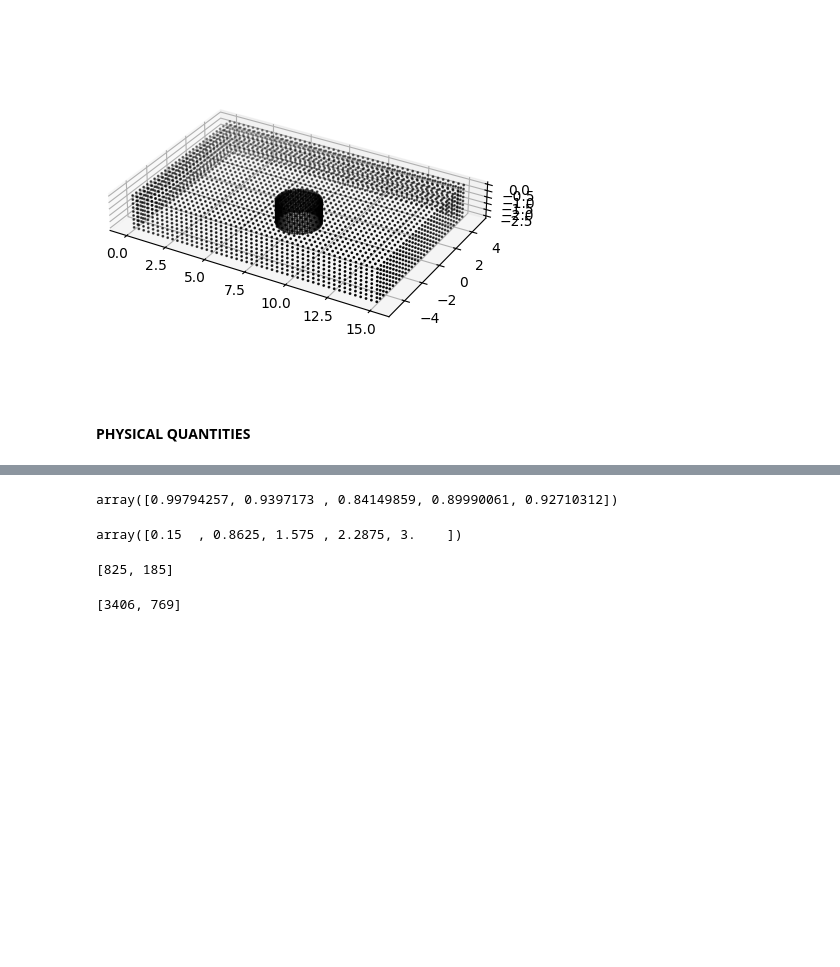
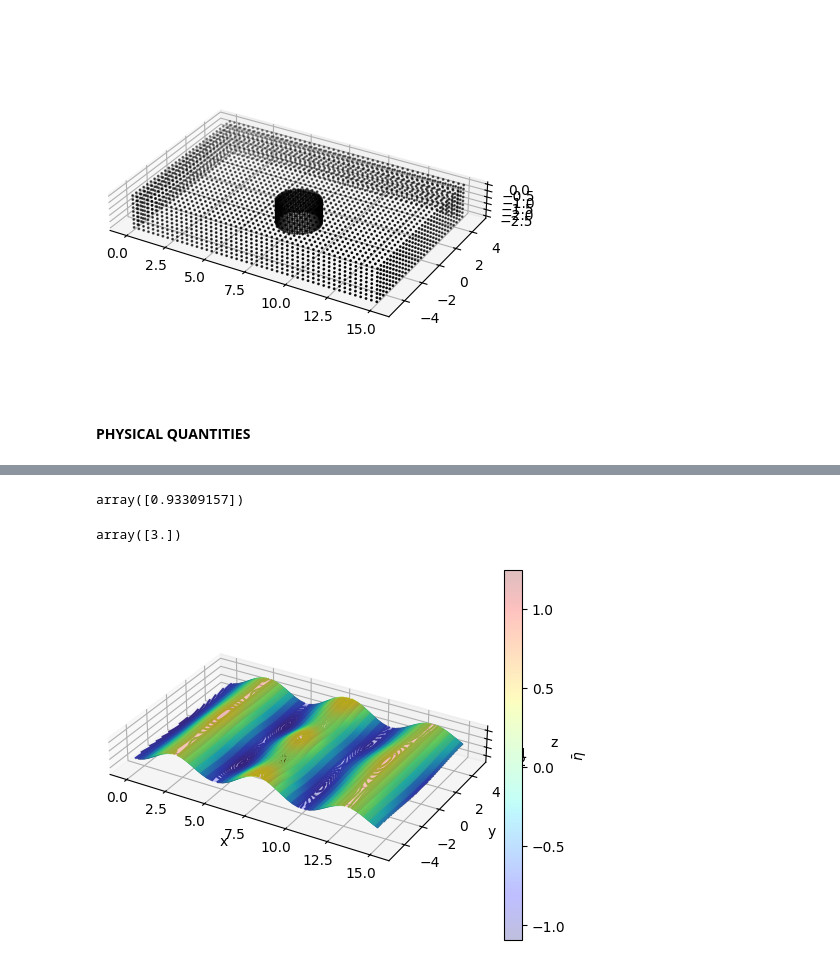
Before and after one commit to AyrtonAMedinaR/Boundary_Element_Method, a Jupyter notebook: EXECUTABLE.ipynb, the cells around one changed output, grey strips where cells are left out. Drawn from its saved outputs; the diff is of its cells as text; code cells hidden in the pictures; blank space fills up the shorter version.

```diff
--- a/EXECUTABLE.ipynb
+++ b/EXECUTABLE.ipynb
@@ -90,10 +93,10 @@ gravity = 9.8056
 rho     = 999.1033
 # %%
 # NUMBER OF FREQUENCIES
-ttmax = 5
+ttmax = 1
 
 # WAVE PERIODS
-kh = np.linspace(0.15, 3.00, ttmax)
+kh = np.linspace(3.00, 3.00, ttmax)
 # WAVE HEIGHT
 HL = 0.01
 # PARAMETERS FOR POROSITY
@@ -354,18 +351,15 @@ plt.show()
 # %%
 KT
-# array([0.9784011]) with g=9.81 in BC_SCATTERING
-# array([0.97752362]) with g=9.8056 in BC_SCATTERING
+# CORRECT
+# array([0.99794257, 0.9397173 , 0.84149859, 0.89990061, 0.92710312])
 # %% [output]
-array([0.99794257, 0.9397173 , 0.84149859, 0.89990061, 0.92710312])
+array([0.93309157])
-# %%
-kh
-# %% [output]
-array([0.15  , 0.8625, 1.575 , 2.2875, 3.    ])
-# %%
-NE
-# %% [output]
-[825, 185]
-# %%
-N
-# %% [output]
-[3406, 769]
+# %%
+kh
+# %% [output]
+array([3.])
+# %%
+# VISUALIZE FREE SURFACE
+PHI_R = VISUAL_FREE_SURFACE(Coef_S, k, omega, gravity, Wave_height, DEPTH, NCONEC, REF_R0["FS"], MESH_0_POS, MESH_1_POS, KCONEC, N, NE, 0)
+# %% [output]
+[figure, added]
```
Also changed, not shown: parts of 11 cells of this notebook, 40 other files.
